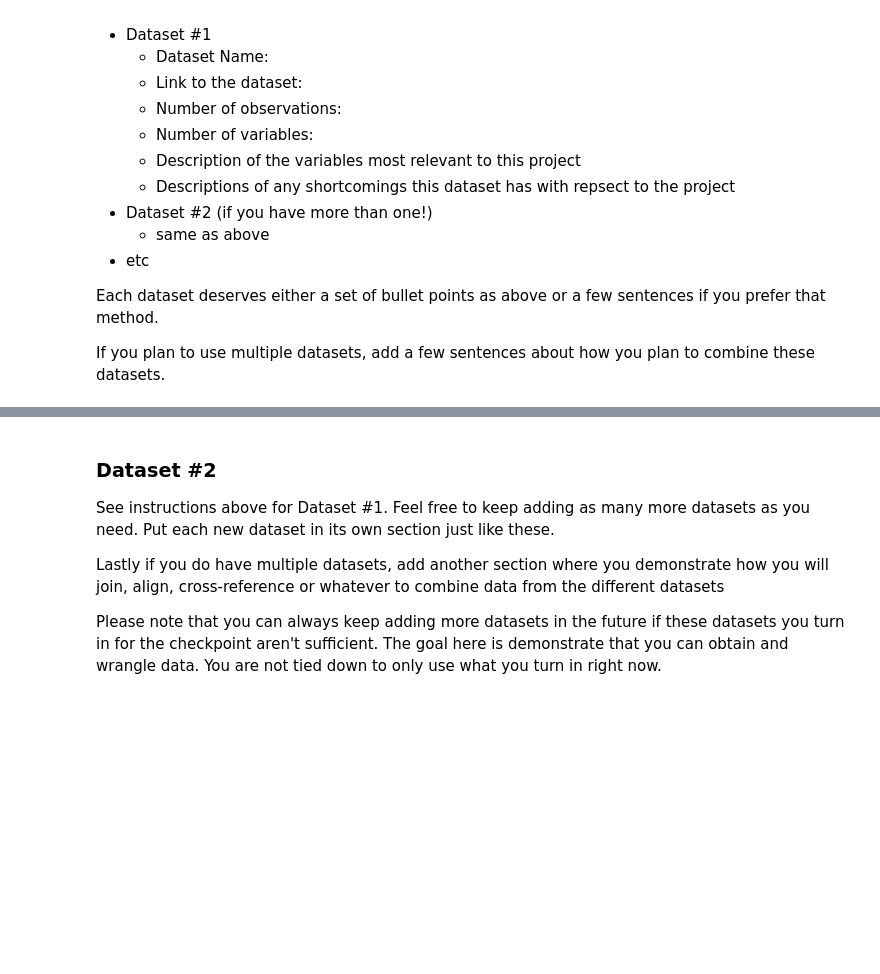
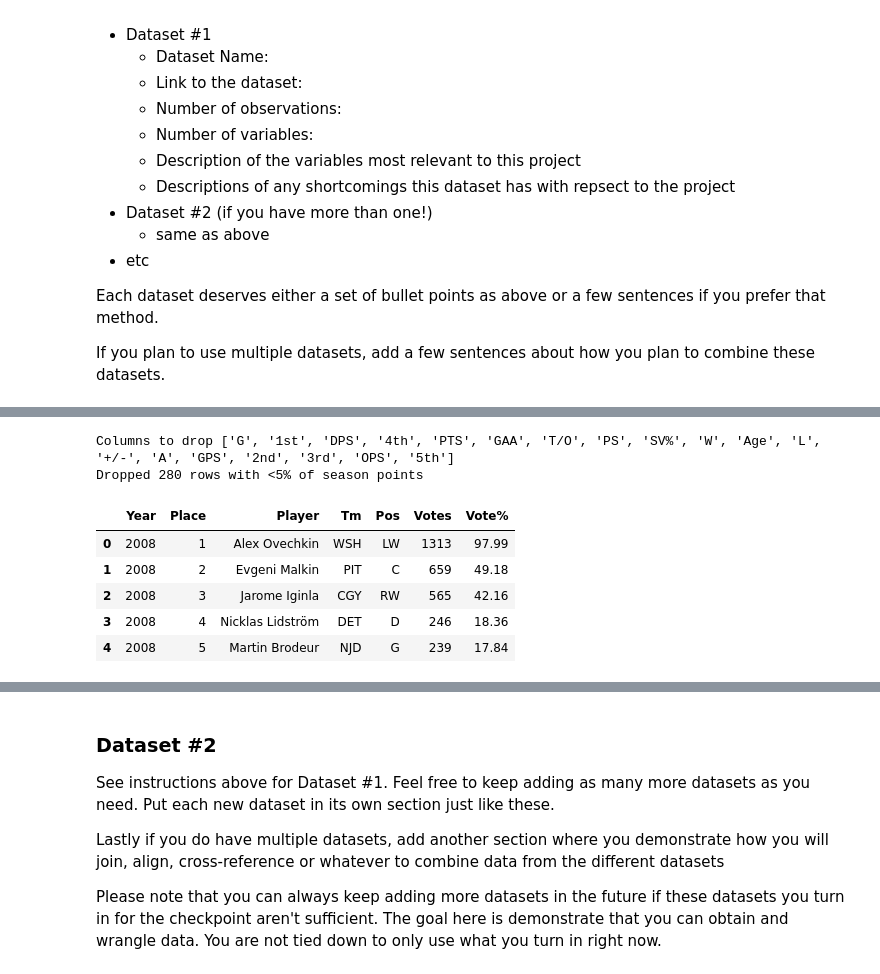
Before and after one commit to COGS108/Group118_WI26, a Jupyter notebook: 01-DataCheckpoint.ipynb, the cells around one changed output, grey strips where cells are left out. Drawn from its saved outputs; the diff is of its cells as text; code cells hidden in the pictures; blank space fills up the shorter version.

```diff
--- a/01-DataCheckpoint.ipynb
+++ b/01-DataCheckpoint.ipynb
@@ -134,0 +314,32 @@ Instructions:
+# %%
+# Initial cleaning and whitespace normalization
+df = df_raw.copy()
+df.columns = [c.strip() for c in df.columns]
+for c in df.columns:
+    if df[c].dtype == object:
+        df[c] = df[c].str.strip()
+
+
+# Drop columns we don't care about by keyword matching
+drop_keywords = ['Age', '1st', '2nd', '3rd', '4th', '5th', 'G', 'A', 'PTS', '+/-', 'W', 'L', 'T/O', 'GAA', 'SV%', 'OPS', 'DPS', 'GPS', 'PS']
+to_drop = list(set(drop_keywords))
+print("Columns to drop", to_drop)
+df = df.drop(columns=to_drop, errors='ignore')
+
+
+# Remove rows with <5% of season points
+before = len(df)
+df = df[df['Vote%'].astype(float).fillna(0) >= 5.0]
+after = len(df)
+print(f"Dropped {before-after} rows with <5% of season points")
+
+display(df.head(5))
+# %% [output]
+Columns to drop ['G', '1st', 'DPS', '4th', 'PTS', 'GAA', 'T/O', 'PS', 'SV%', 'W', 'Age', 'L', '+/-', 'A', 'GPS', '2nd', '3rd', 'OPS', '5th']
+Dropped 280 rows with <5% of season points
+|  | Year | Place | Player | Tm | Pos | Votes | Vote% |
+| 0 | 2008 | 1 | Alex Ovechkin | WSH | LW | 1313 | 97.99 |
+| 1 | 2008 | 2 | Evgeni Malkin | PIT | C | 659 | 49.18 |
+| 2 | 2008 | 3 | Jarome Iginla | CGY | RW | 565 | 42.16 |
+| 3 | 2008 | 4 | Nicklas Lidström | DET | D | 246 | 18.36 |
+| 4 | 2008 | 5 | Martin Brodeur | NJD | G | 239 | 17.84 |
```
Also changed, not shown: parts of 9 cells of this notebook, 2 other files.
